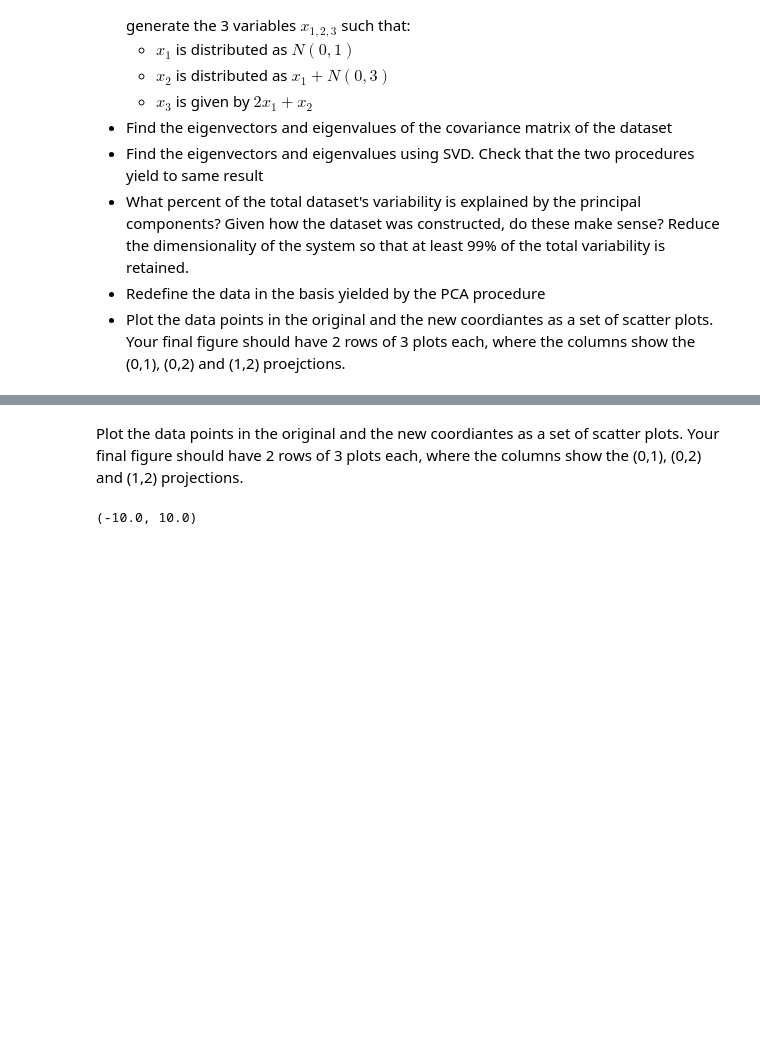
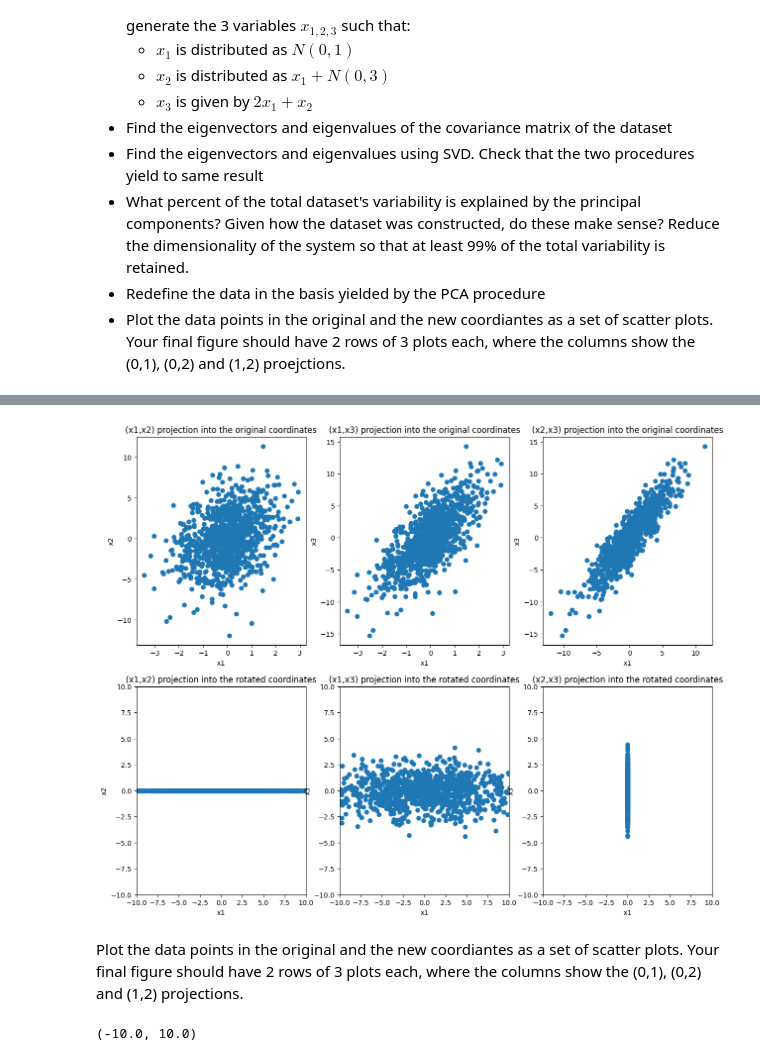
Before and after one commit to gpoccianti/LaboratoryOfComputationalPhysics_Y7, a Jupyter notebook: 08ex_LinearAlgebra.ipynb, the cells around one changed output, grey strips where cells are left out. Drawn from its saved outputs; the diff is of its cells as text; code cells hidden in the pictures; blank space fills up the shorter version.

```diff
--- a/08ex_LinearAlgebra.ipynb
+++ b/08ex_LinearAlgebra.ipynb
@@ -82,0 +20,85 @@ Xp = pd.DataFrame(np.dot(V.T, X))
+# %%
+import numpy.random as npr
+import pandas as pd
+import numpy as np
+from scipy import linalg as la
+import matplotlib.pyplot as plt
+N=1000
+
+x1=npr.normal(0,1,N)
+x2=x1+npr.normal(0,3,N)
+x3=2*x1+x2
+
+df=pd.DataFrame({"x1": x1, "x2": x2, "x3": x3})
+
+Cov=np.cov(df.T) #We want it to be 3x3
+l, V = la.eig(Cov) #Eigenvectors and eigenvalues with the first method
+l=np.sort(np.real_if_close(l))[::-1] #We know that if there is an imaginary part it must be due to numerical errors
+#We want the eigenvalues in decreasing order
+
+U, spectrum, Vt = la.svd(Cov) #Eigenvectors and eigenvalues with the SVD method
+sorted_indices = np.argsort(np.real_if_close(l))[::-1]
+l = l[sorted_indices]
+V = V[:, sorted_indices]
+
+print("Is the found spectrum the same ?", np.allclose(l,spectrum))
+
+#Dimensionality reduction:
+#The PC are the columns of V
+#The relative importance is given by the corresponding eigenvalue
+l_=np.abs(l)
+
+explain_var = [np.abs(l_[i])/np.sum(l_) for i in np.arange(3)]
+
+print("Explained variability for each component: \n", explain_var)
+
+#So we need the first 2 components to describe 99% of the variability!
+
+X=df.T
+Xp=np.dot(V.T, X) #rotate the dataset
+l_new,V_new=la.eig(np.cov(Xp))
+l_new=np.sort(np.real_if_close(l_new))[::-1]
+Xp=np.array(Xp)
+
+#Plot
+
+fig, axes = plt.subplots(nrows=2, ncols=3, figsize=(15, 12))
+
+#Nonrotated coordinate
+axes[0,0].scatter(X.iloc[0,:],X.iloc[1,:])
+axes[0,0].set_xlabel("x1")
+axes[0,0].set_ylabel("x2")
+axes[0,0].set_title("(x1,x2) projection into the original coordinates")
+
+axes[0,1].scatter(X.iloc[0,:],X.iloc[2,:])
+axes[0,1].set_xlabel("x1")
+axes[0,1].set_ylabel("x3")
+axes[0,1].set_title("(x1,x3) projection into the original coordinates")
+
+axes[0,2].scatter(X.iloc[1,:],X.iloc[2,:])
+axes[0,2].set_xlabel("x1")
+axes[0,2].set_ylabel("x3")
+axes[0,2].set_title("(x2,x3) projection into the original coordinates")
+
+#Rotated coordinates
+axes[1,0].scatter(Xp[0,:],Xp[1,:])
+axes[1,0].set_xlabel("x1")
+axes[1,0].set_ylabel("x2")
+axes[1,0].set_title("(x1,x2) projection into the rotated coordinates")
+axes[1,0].set_xlim(-10,10)
+axes[1,0].set_ylim(-10,10)
+
+axes[1,1].scatter(Xp[0,:],Xp[2,:])
+axes[1,1].set_xlabel("x1")
+axes[1,1].set_ylabel("x3")
+axes[1,1].set_title("(x1,x3) projection into the rotated coordinates")
+axes[1,1].set_xlim(-10,10)
+axes[1,1].set_ylim(-10,10)
+
+axes[1,2].scatter(Xp[1,:],Xp[2,:])
+axes[1,2].set_xlabel("x1")
+axes[1,2].set_ylabel("x3")
+axes[1,2].set_title("(x2,x3) projection into the rotated coordinates")
+axes[1,2].set_xlim(-10,10)
+axes[1,2].set_ylim(-10,10)
+# %% [output]
@@ -82,0 +109 @@ Xp = pd.DataFrame(np.dot(V.T, X))
+[figure, added]
```
Also changed, not shown: parts of 11 cells of this notebook, 8 other files.
